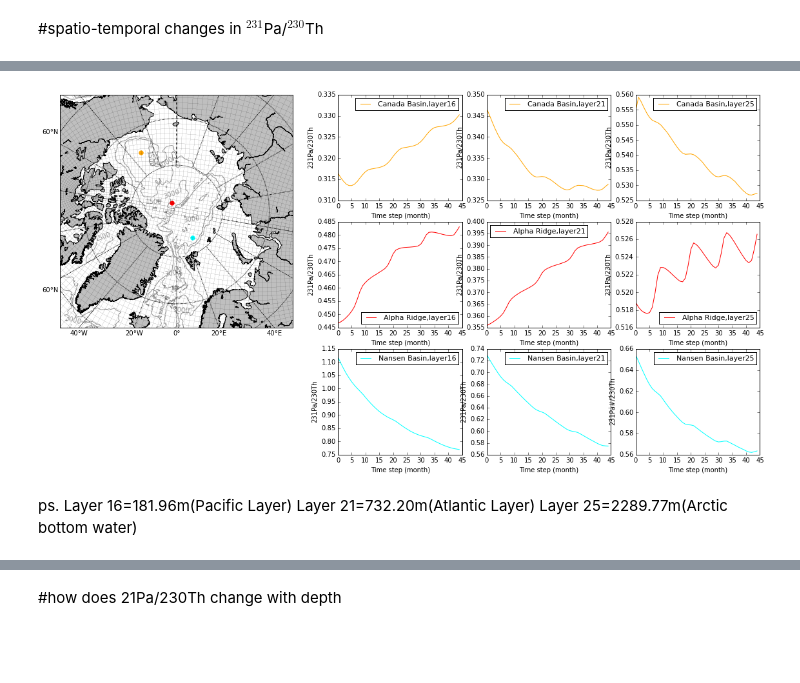
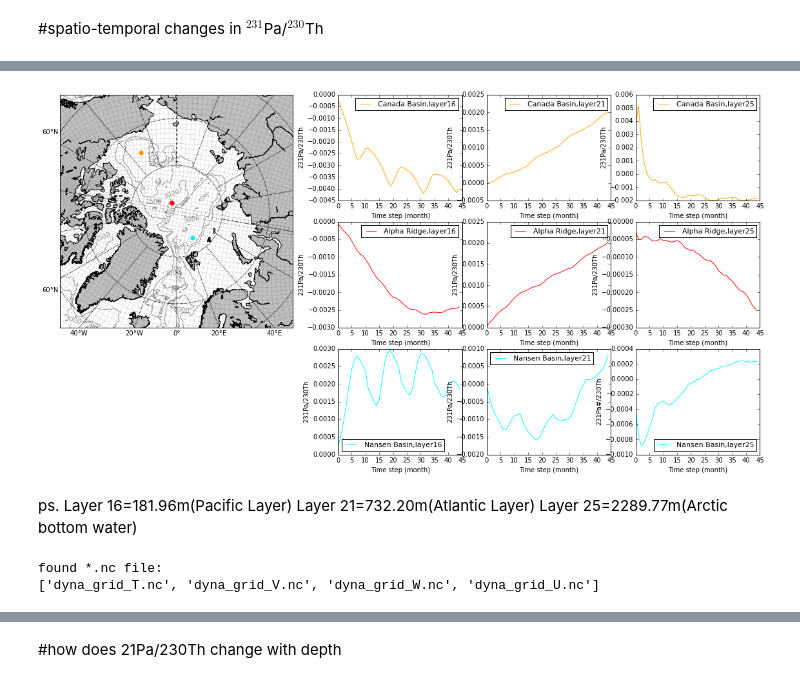
Before and after one commit to UBC-MOAD/analysis-cindy, a Jupyter notebook: notebooks/[ORCA_offline]TestMytrc.ipynb, the cells around one changed output, grey strips where cells are left out. Saved outputs shown, nothing was run; the diff lists cells and outputs as text; code cells hidden in the pictures; blank space fills up the shorter version.

Commit message:
add current

```diff
--- a/notebooks/[ORCA_offline]TestMytrc.ipynb
+++ b/notebooks/[ORCA_offline]TestMytrc.ipynb
@@ -13,7 +13,7 @@ from matplotlib import gridspec
 from mpl_toolkits.basemap import cm,addcyclic,Basemap, shiftgrid
 % matplotlib inline
 # %%
-nc_filename=sorted(glob.glob('/ocean/xiaoxiny/research/NEMO-code/NEMOGCM/CONFIG/myORCA_offline/EXP00/*_ptrc_T*.nc'))
+nc_filename=sorted(glob.glob('/ocean/xiaoxiny/research/NEMO-code/NEMOGCM/CONFIG/myORCA_offline/EXP00/4yr_with&without_current/*_ptrc_T*.nc'))
 print("found *.nc file: \n{}".format(nc_filename))
 # %% [output]
 found *.nc file:
@@ -21,12 +21,12 @@ found *.nc file:
 # %%
-ptrc=nc.Dataset(nc_filename[0])
+ptrc=nc.Dataset(nc_filename[2])
 
 lon=ptrc.variables['nav_lon'][:]
 lat=ptrc.variables['nav_lat'][:]
-TR_7=ptrc.variables['TR_7'][:]
-TR_8=ptrc.variables['TR_8'][:]
-TR_9=ptrc.variables['TR_9'][:]
-TR_10=ptrc.variables['TR_10'][:]
+TR_7=ptrc.variables['TR_7'][:]/(1e6)
+TR_8=ptrc.variables['TR_8'][:]/(1e6)
+TR_9=ptrc.variables['TR_9'][:]/(1e6)
+TR_10=ptrc.variables['TR_10'][:]/(1e6)
 depth = ptrc.variables['deptht'][:]
 print TR_7.shape
 # %% [output]
@@ -34,9 +37,9 @@ print TR_7.shape
 # %%
-ptrc2=nc.Dataset(nc_filename[2])
-TR_72=ptrc2.variables['TR_7'][:]/(1e6)
-TR_82=ptrc2.variables['TR_8'][:]/(1e6)
-TR_92=ptrc2.variables['TR_9'][:]/(1e6)
-TR_102=ptrc2.variables['TR_10'][:]/(1e6)
+ptrc2=nc.Dataset(nc_filename[0])
+TR_72=ptrc2.variables['TR_7'][:]
+TR_82=ptrc2.variables['TR_8'][:]
+TR_92=ptrc2.variables['TR_9'][:]
+TR_102=ptrc2.variables['TR_10'][:]
 print TR_72.shape
 # %% [output]
 (45, 31, 149, 182)
@@ -509,72 +616,82 @@ plt.clabel(m, fontsize=10, inline=1,fmt = '%1.0f')
 
 
 ax = fig.add_subplot(gs[0,2])
-plt.plot(TR_7[:,i,133,60]/TR_8[:,i,133,60],label=('Canada Basin,layer%s'%i),color='orange')
+plt.plot(TR_7[:,i,133,60]/TR_8[:,i,133,60]-TR_72[:,i,133,60]/TR_82[:,i,133,60],label=('Canada Basin,layer%s'%i),color='orange')
 plt.xlabel('Time step (month)')
 plt.ylabel('231Pa/230Th')
 #plt.ylim(ylim)
 plt.legend(loc=0,fontsize=11)
 
 ax = fig.add_subplot(gs[0,3])
-plt.plot(TR_7[:,k,133,60]/TR_8[:,k,133,60],label=('Canada Basin,layer%s'%k),color='orange')
+plt.plot(TR_7[:,k,133,60]/TR_8[:,k,133,60]-TR_72[:,k,133,60]/TR_82[:,k,133,60],label=('Canada Basin,layer%s'%k),color='orange')
 plt.xlabel('Time step (month)')
 plt.ylabel('231Pa/230Th')
 #plt.ylim(ylim)
 plt.legend(loc=0,fontsize=11)
 
 ax = fig.add_subplot(gs[0,4])
-plt.plot(TR_7[:,j,133,60]/TR_8[:,j,133,60],label=('Canada Basin,layer%s'%j),color='orange')
+plt.plot(TR_7[:,j,133,60]/TR_8[:,j,133,60]-TR_72[:,j,133,60]/TR_82[:,j,133,60],label=('Canada Basin,layer%s'%j),color='orange')
 plt.xlabel('Time step (month)')
 plt.ylabel('231Pa/230Th')
 #plt.ylim(ylim)
 plt.legend(loc=0,fontsize=11)
 
 ax = fig.add_subplot(gs[1,2])
-plt.plot(TR_7[:,i,145,51]/TR_8[:,i,145,51],label=('Alpha Ridge,layer%s'%i),color='red')
+plt.plot(TR_7[:,i,145,51]/TR_8[:,i,145,51]-TR_72[:,i,145,51]/TR_82[:,i,145,51],label=('Alpha Ridge,layer%s'%i),color='red')
 plt.xlabel('Time step (month)')
 plt.ylabel('231Pa/230Th')
 #plt.ylim(ylim)
 plt.legend(loc=0,fontsize=11)
 
 ax = fig.add_subplot(gs[1,3])
-plt.plot(TR_7[:,k,145,51]/TR_8[:,k,145,51],label=('Alpha Ridge,layer%s'%k),color='red')
+plt.plot(TR_7[:,k,145,51]/TR_8[:,k,145,51]-TR_72[:,k,145,51]/TR_82[:,k,145,51],label=('Alpha Ridge,layer%s'%k),color='red')
 plt.xlabel('Time step (month)')
 plt.ylabel('231Pa/230Th')
 #plt.ylim(ylim)
 plt.legend(loc=0,fontsize=11)
 
 ax = fig.add_subplot(gs[1,4])
-plt.plot(TR_7[:,j,145,51]/TR_8[:,j,145,51],label=('Alpha Ridge,layer%s'%j),color='red')
+plt.plot(TR_7[:,j,145,51]/TR_8[:,j,145,51]-TR_72[:,j,145,51]/TR_82[:,j,145,51],label=('Alpha Ridge,layer%s'%j),color='red')
 plt.xlabel('Time step (month)')
 plt.ylabel('231Pa/230Th')
 #plt.ylim(ylim)
 plt.legend(loc=0,fontsize=11)
 
 ax = fig.add_subplot(gs[2,2])
-plt.plot(TR_7[:,i,141,138]/TR_8[:,i,141,138],label=('Nansen Basin,layer%s'%i),color='cyan')
+plt.plot(TR_7[:,i,141,138]/TR_8[:,i,141,138]-TR_72[:,i,141,138]/TR_82[:,i,141,138],label=('Nansen Basin,layer%s'%i),color='cyan')
 plt.xlabel('Time step (month)')
 plt.ylabel('231Pa/230Th')
 #plt.ylim(ylim)
 plt.legend(loc=0,fontsize=11)
 
 ax = fig.add_subplot(gs[2,3])
-plt.plot(TR_7[:,k,141,138]/TR_8[:,k,141,138],label=('Nansen Basin,layer%s'%k),color='cyan')
+plt.plot(TR_7[:,k,141,138]/TR_8[:,k,141,138]-TR_72[:,k,141,138]/TR_82[:,k,141,138],label=('Nansen Basin,layer%s'%k),color='cyan')
 plt.xlabel('Time step (month)')
 plt.ylabel('231Pa/230Th')
 #plt.ylim(ylim)
 plt.legend(loc=0,fontsize=11)
 
 ax = fig.add_subplot(gs[2,4])
-plt.plot(TR_7[:,j,141,138]/TR_8[:,j,141,138],label=('Nansen Basin,layer%s'%j),color='cyan')
+plt.plot(TR_7[:,j,141,138]/TR_8[:,j,141,138]-TR_72[:,j,141,138]/TR_82[:,j,141,138],label=('Nansen Basin,layer%s'%j),color='cyan')
 plt.xlabel('Time step (month)')
 plt.ylabel('231Pa#/230Th')
 #plt.ylim(ylim)
 plt.legend(loc=0,fontsize=11)
 
 plt.show()
 # %% [output]
-[figure, old version]
+[figure, new version]
 # %% [markdown]
 ps. Layer 16=181.96m(Pacific Layer)
 Layer 21=732.20m(Atlantic Layer)
 Layer 25=2289.77m(Arctic bottom water)
+# %%
+nc_filename=glob.glob('*dyna*.nc')
+print("found *.nc file: \n{}".format(nc_filename))
+V=nc.Dataset(nc_filename[1])
+v=V.variables['vomecrty']
+U=nc.Dataset(nc_filename[-1])
+u=U.variables['vozocrtx']
+# %% [output]
+found *.nc file:
+['dyna_grid_T.nc', 'dyna_grid_V.nc', 'dyna_grid_W.nc', 'dyna_grid_U.nc']
```
Also changed, not shown: parts of 12 cells of this notebook.
